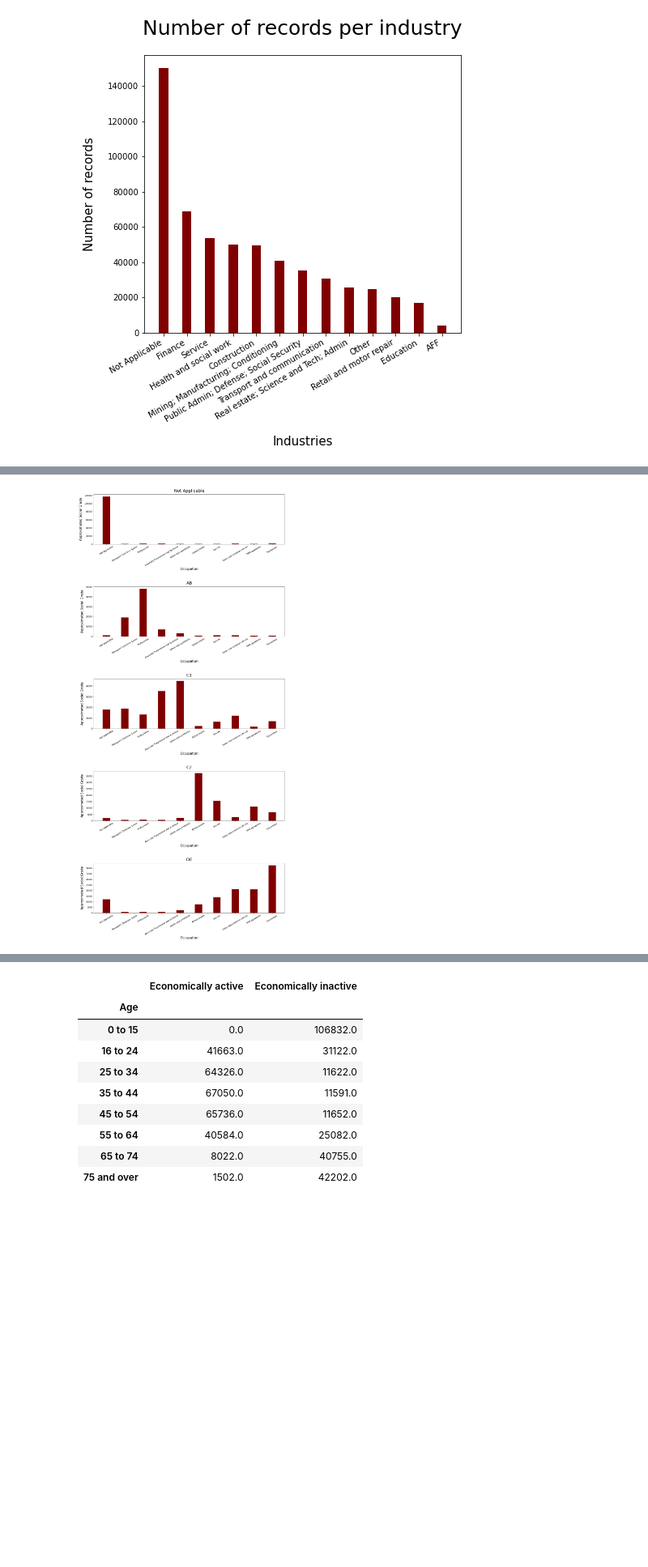
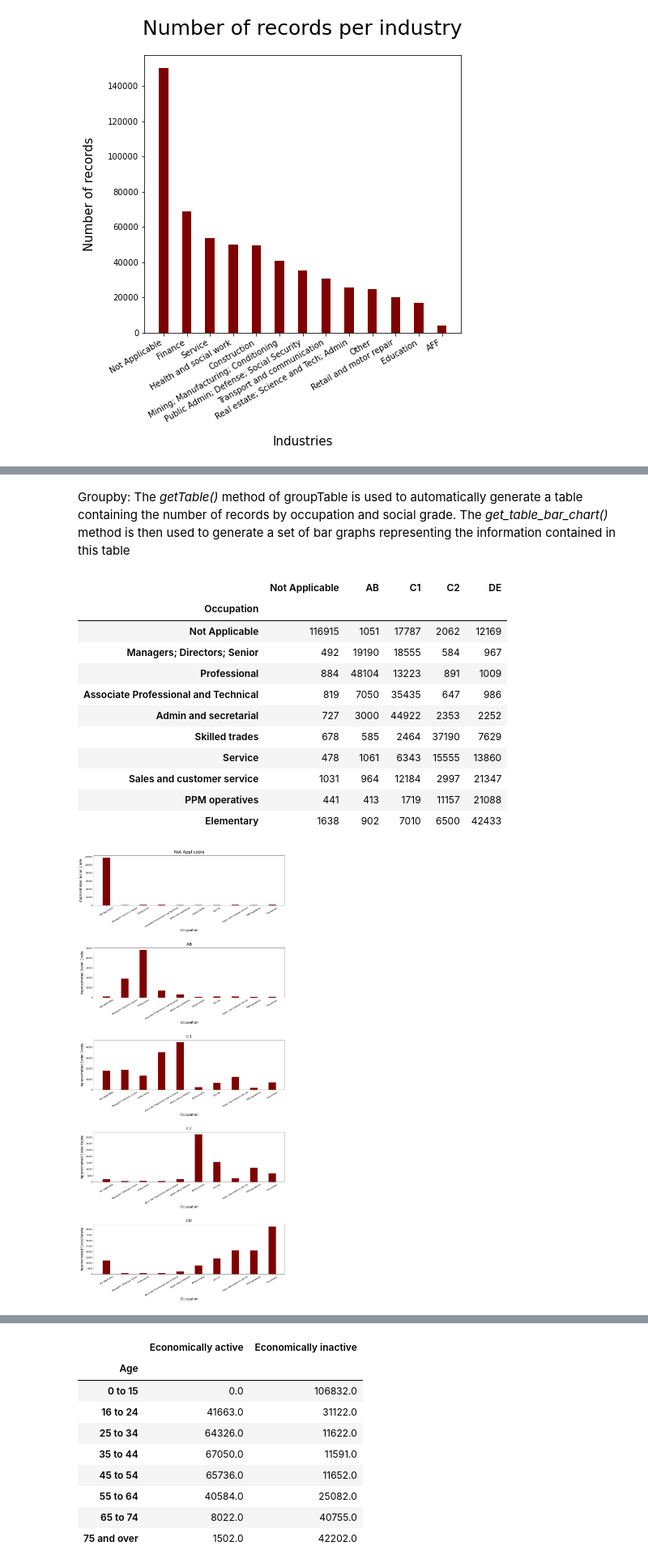
Before and after one commit to b0mbastik/PythonP2, a Jupyter notebook: analysis.ipynb, the cells around one changed output, grey strips where cells are left out. Shown at 81% size. Drawn from its saved outputs; the diff is of its cells as text; code cells hidden in the pictures; blank space fills up the shorter version.

```diff
--- a/analysis.ipynb
+++ b/analysis.ipynb
@@ -89,6 +136,21 @@ rg.get_table_bar_chart(dt, "Region", "Industry", 15, 70)
 [figure]
+# %% [markdown]
+Groupby: The *getTable()* method of groupTable is used to automatically generate a table containing the number of records by occupation and social grade. The *get_table_bar_chart()* method is then used to generate a set of bar graphs representing the information contained in this table
 # %%
 dt = gt.getTable(df, vf, "Occupation", "Approximated Social Grade")
 rg.get_table_bar_chart(dt, "Occupation", "Approximated Social Grade", 15, 30)
+dt
 # %% [output]
+|  | Not Applicable | AB | C1 | C2 | DE |
+| Occupation |  |  |  |  |  |
+| Not Applicable | 116915 | 1051 | 17787 | 2062 | 12169 |
+| Managers; Directors; Senior | 492 | 19190 | 18555 | 584 | 967 |
+| Professional | 884 | 48104 | 13223 | 891 | 1009 |
+| Associate Professional and Technical | 819 | 7050 | 35435 | 647 | 986 |
+| Admin and secretarial | 727 | 3000 | 44922 | 2353 | 2252 |
+| Skilled trades | 678 | 585 | 2464 | 37190 | 7629 |
+| Service | 478 | 1061 | 6343 | 15555 | 13860 |
+| Sales and customer service | 1031 | 964 | 12184 | 2997 | 21347 |
+| PPM operatives | 441 | 413 | 1719 | 11157 | 21088 |
+| Elementary | 1638 | 902 | 7010 | 6500 | 42433 |
 [figure]
```
Also changed, not shown: parts of 21 cells of this notebook.
